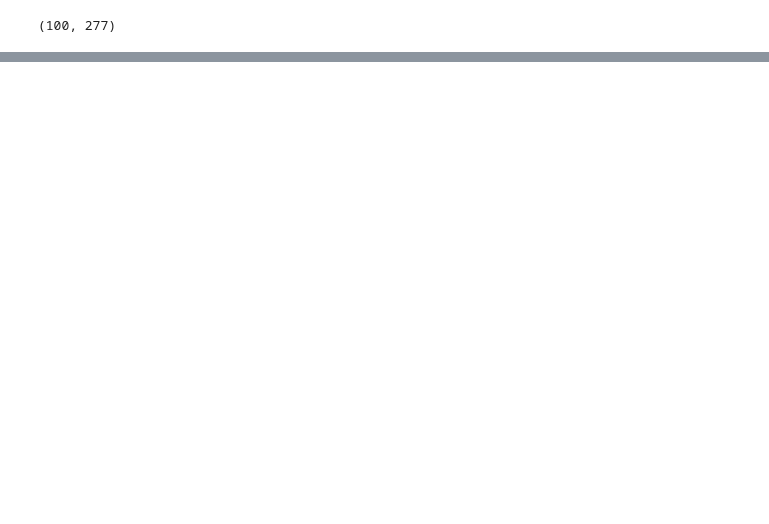
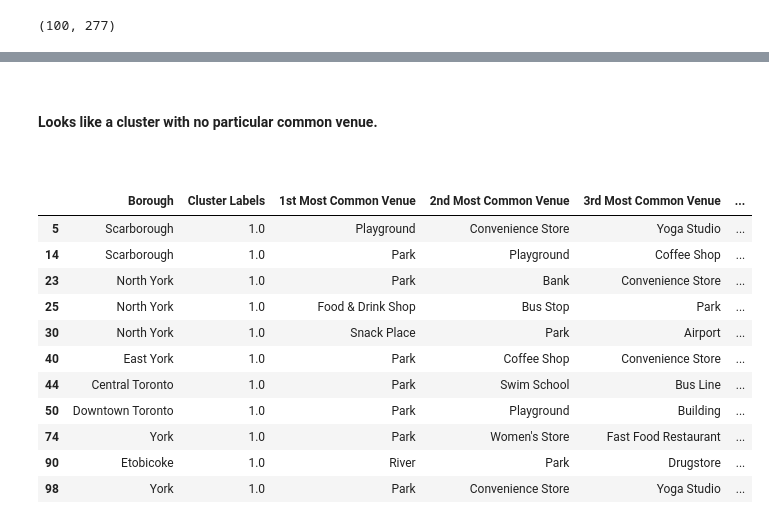
Before and after one commit to liubakk/Coursera_Capstone, a Jupyter notebook: Toronto.ipynb, the cells around one changed output, grey strips where cells are left out. Drawn from its saved outputs; the diff is of its cells as text; code cells hidden in the pictures; blank space fills up the shorter version.

```diff
--- a/Toronto.ipynb
+++ b/Toronto.ipynb
@@ -414,0 +482,19 @@ map_clusters
+# %% [markdown]
+<p>&nbsp;</p>
+<p><strong>Looks like a cluster with no particular common venue.</strong></p>
+<p>&nbsp;</p>
+# %%
+toronto_merged.loc[toronto_merged['Cluster Labels'] == 1, toronto_merged.columns[[1] + list(range(5, toronto_merged.shape[1]))]]
+# %% [output]
+|  | Borough | Cluster Labels | 1st Most Common Venue | 2nd Most Common Venue | 3rd Most Common Venue | ... |
+| 5 | Scarborough | 1.0 | Playground | Convenience Store | Yoga Studio | ... |
+| 14 | Scarborough | 1.0 | Park | Playground | Coffee Shop | ... |
+| 23 | North York | 1.0 | Park | Bank | Convenience Store | ... |
+| 25 | North York | 1.0 | Food & Drink Shop | Bus Stop | Park | ... |
+| 30 | North York | 1.0 | Snack Place | Park | Airport | ... |
+| 40 | East York | 1.0 | Park | Coffee Shop | Convenience Store | ... |
+| 44 | Central Toronto | 1.0 | Park | Swim School | Bus Line | ... |
+| 50 | Downtown Toronto | 1.0 | Park | Playground | Building | ... |
+| 74 | York | 1.0 | Park | Women's Store | Fast Food Restaurant | ... |
+| 90 | Etobicoke | 1.0 | River | Park | Drugstore | ... |
+| 98 | York | 1.0 | Park | Convenience Store | Yoga Studio | ... |
```
Also changed, not shown: parts of 24 cells of this notebook.
